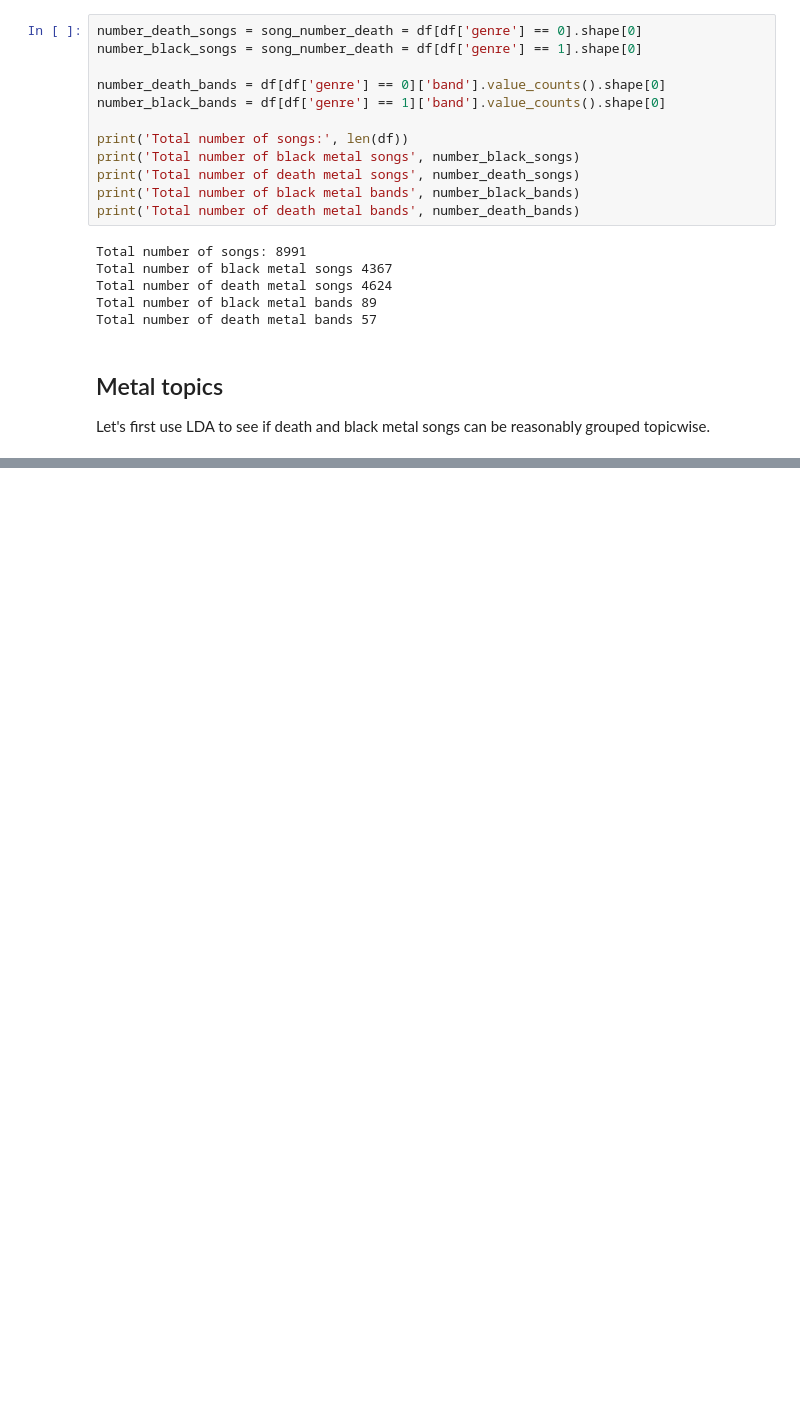
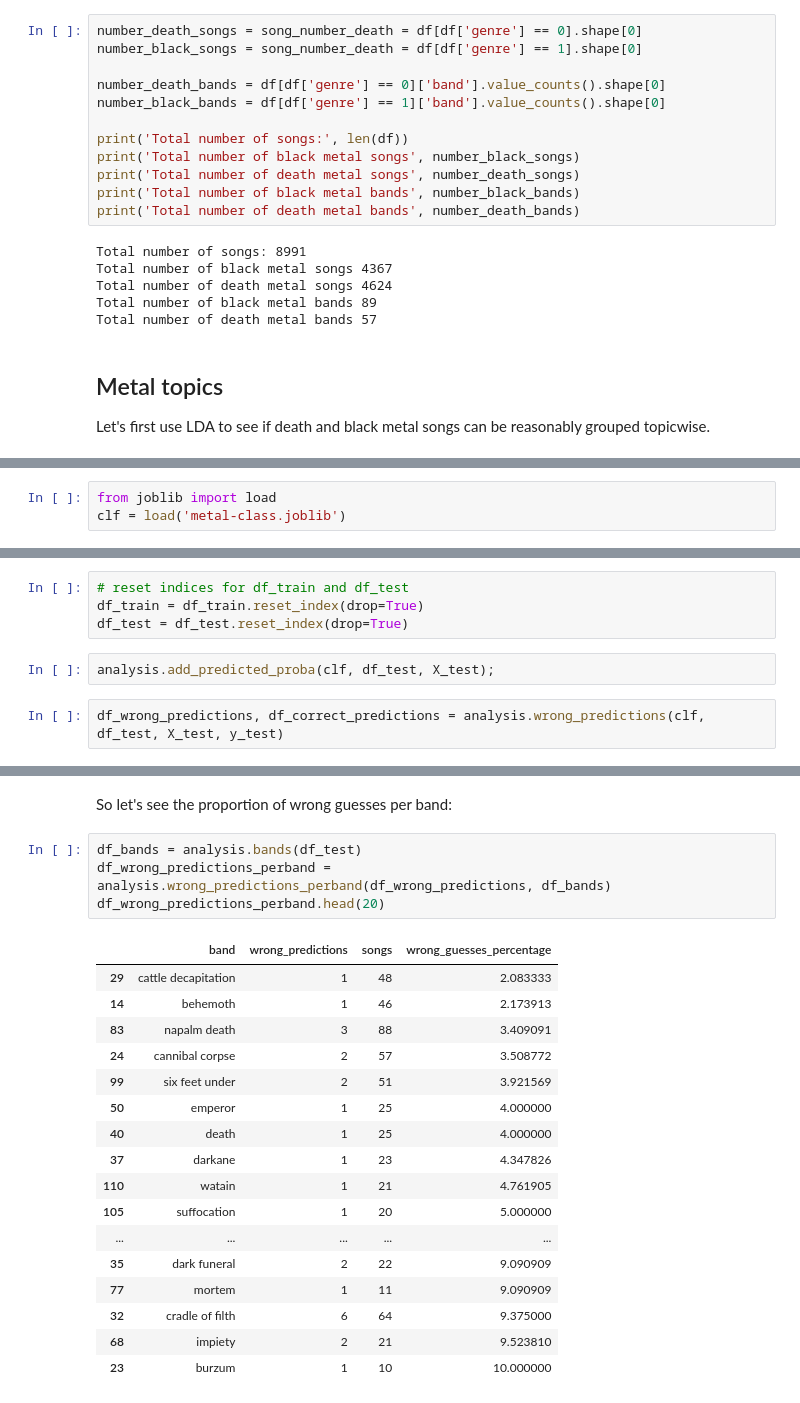
Before and after one commit to maraungu/metal-classifier, a Jupyter notebook: metal-classification.ipynb, the cells around one changed output, grey strips where cells are left out. Cells and saved outputs as stored; diff of their text form; blank space fills up the shorter version.

```diff
--- a/metal-classification.ipynb
+++ b/metal-classification.ipynb
@@ -59,0 +244,3 @@ Let's first use LDA to see if death and black metal songs can be reasonably grou
+# %%
+from joblib import load
+clf = load('metal-class.joblib')
@@ -59,0 +306,8 @@ Let's first use LDA to see if death and black metal songs can be reasonably grou
+# %%
+# reset indices for df_train and df_test
+df_train = df_train.reset_index(drop=True)
+df_test = df_test.reset_index(drop=True)
+# %%
+analysis.add_predicted_proba(clf, df_test, X_test);
+# %%
+df_wrong_predictions, df_correct_predictions = analysis.wrong_predictions(clf, df_test, X_test, y_test)
@@ -59,0 +332,24 @@ Let's first use LDA to see if death and black metal songs can be reasonably grou
+# %% [markdown]
+So let's see the proportion of wrong guesses per band:
+# %%
+df_bands = analysis.bands(df_test)
+df_wrong_predictions_perband = analysis.wrong_predictions_perband(df_wrong_predictions, df_bands)
+df_wrong_predictions_perband.head(20)
+# %% [output]
+|  | band | wrong_predictions | songs | wrong_guesses_percentage |
+| 29 | cattle decapitation | 1 | 48 | 2.083333 |
+| 14 | behemoth | 1 | 46 | 2.173913 |
+| 83 | napalm death | 3 | 88 | 3.409091 |
+| 24 | cannibal corpse | 2 | 57 | 3.508772 |
+| 99 | six feet under | 2 | 51 | 3.921569 |
+| 50 | emperor | 1 | 25 | 4.000000 |
+| 40 | death | 1 | 25 | 4.000000 |
+| 37 | darkane | 1 | 23 | 4.347826 |
+| 110 | watain | 1 | 21 | 4.761905 |
+| 105 | suffocation | 1 | 20 | 5.000000 |
+| ... | ... | ... | ... | ... |
+| 35 | dark funeral | 2 | 22 | 9.090909 |
+| 77 | mortem | 1 | 11 | 9.090909 |
+| 32 | cradle of filth | 6 | 64 | 9.375000 |
+| 68 | impiety | 2 | 21 | 9.523810 |
+| 23 | burzum | 1 | 10 | 10.000000 |
```
Also changed, not shown: parts of 47 cells of this notebook, 3 other files.
